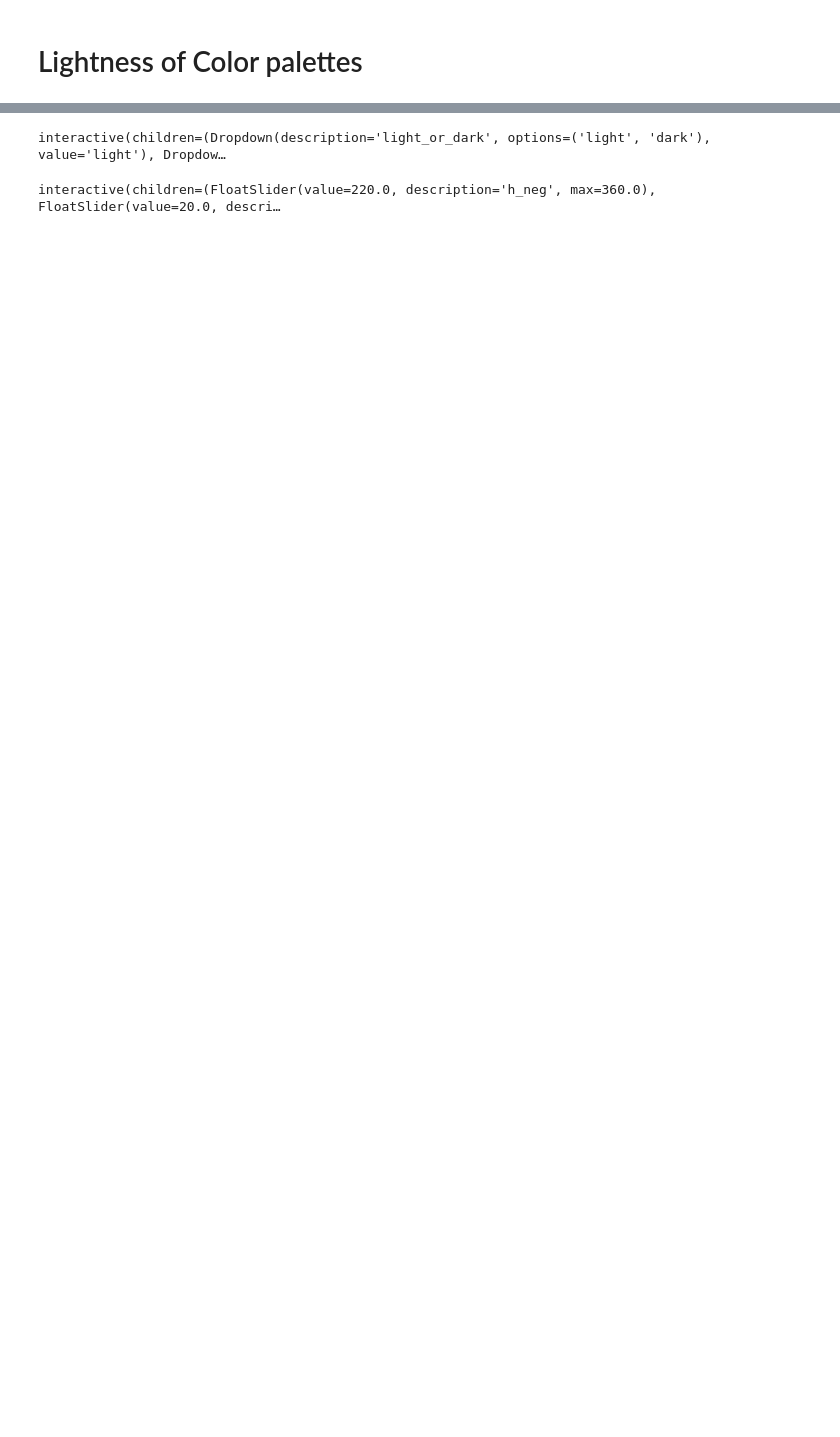
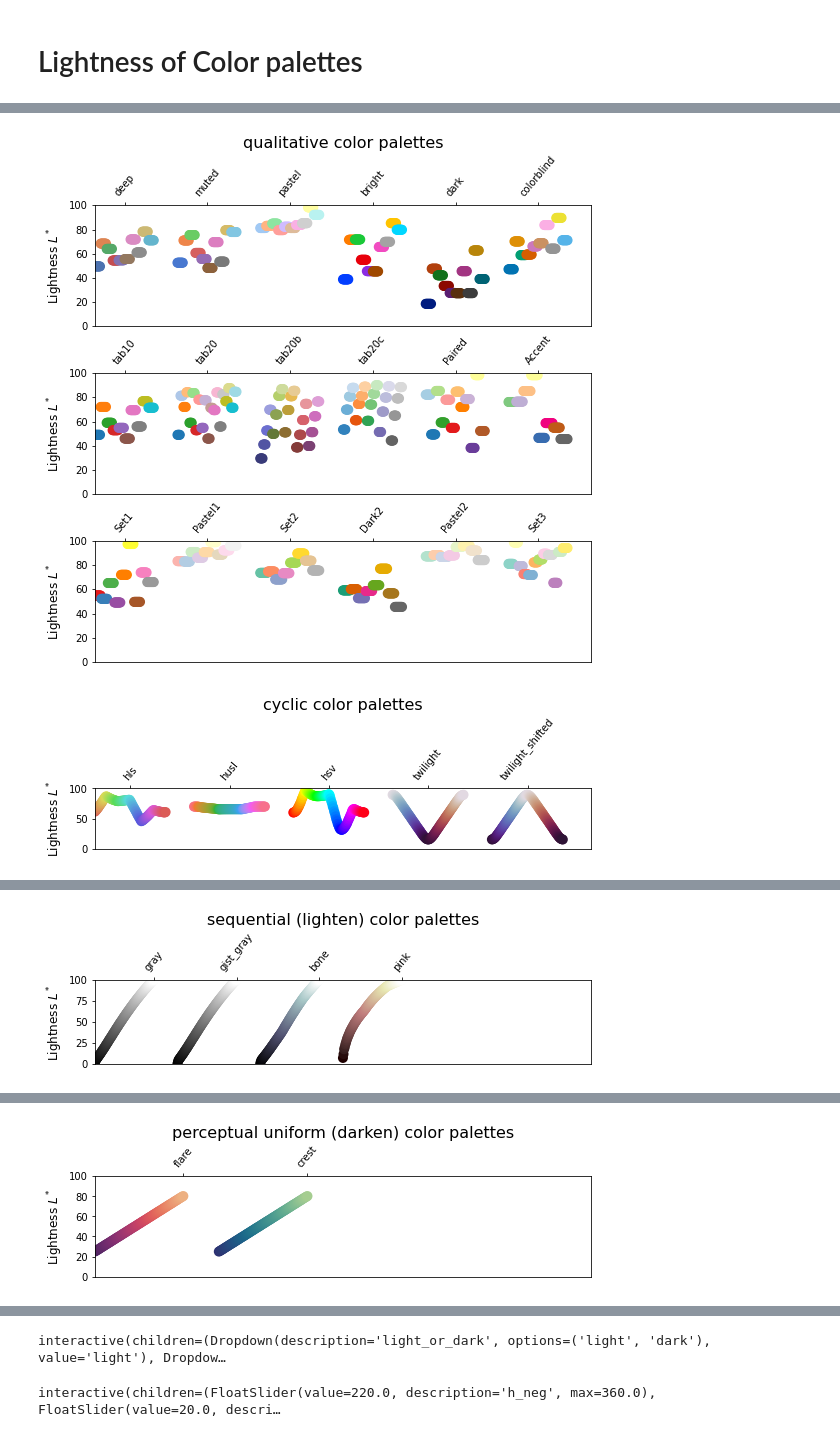
Before and after one commit to tetutaro/seaborn_color_palette, a Jupyter notebook: color_palette.ipynb, the cells around one changed output, grey strips where cells are left out. Drawn from its saved outputs; the diff is of its cells as text; code cells hidden in the pictures; blank space fills up the shorter version.

```diff
--- a/color_palette.ipynb
+++ b/color_palette.ipynb
@@ -516,0 +669,5 @@ for palette_category, palette_group in color_palettes.items():
+# %%
+draw_lightness()
+# %% [output]
+[figure, added]
+[figure, added]
@@ -516,0 +675 @@ for palette_category, palette_group in color_palettes.items():
+[figure, added]
@@ -516,0 +677 @@ for palette_category, palette_group in color_palettes.items():
+[figure, added]
```
Also changed, not shown: parts of 25 cells of this notebook.
